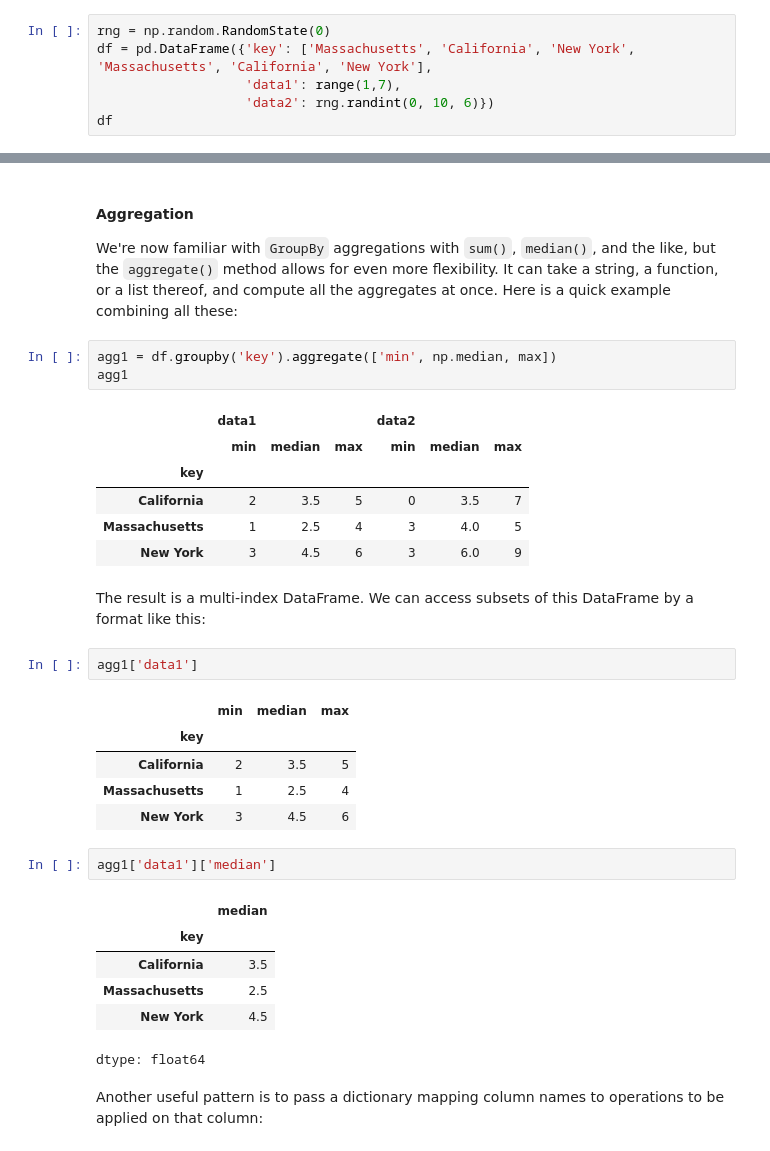
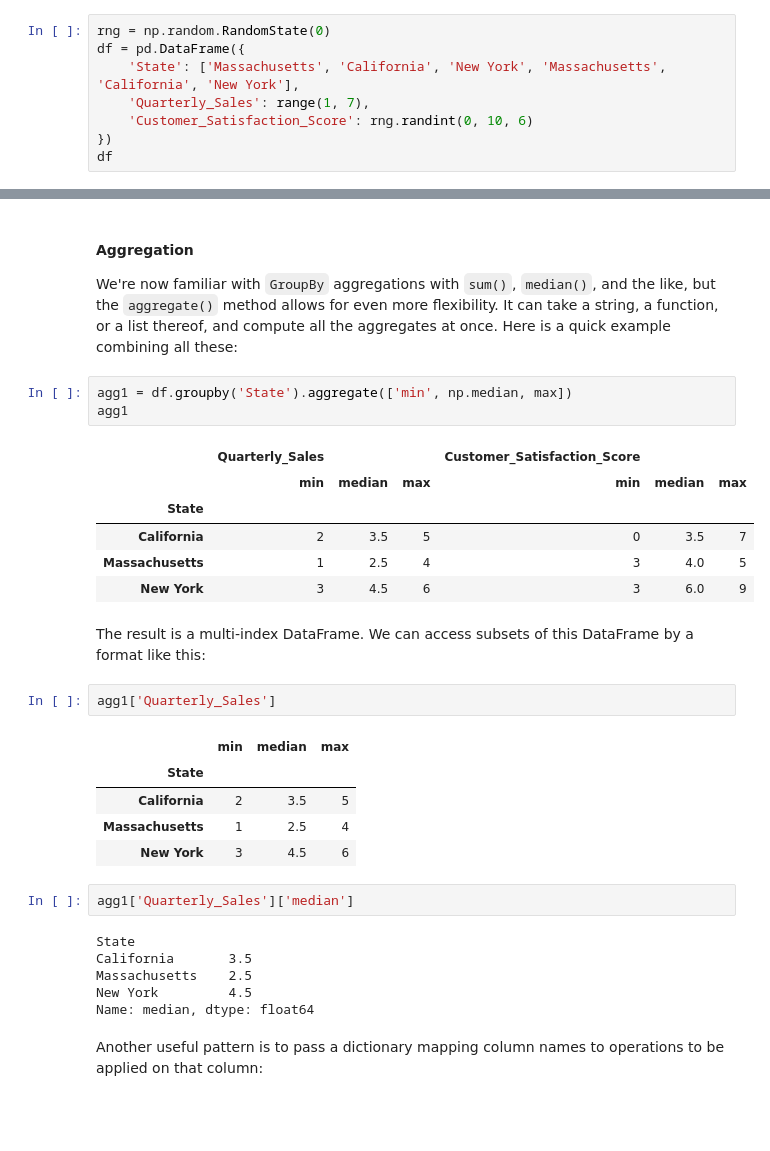
Before and after one commit to soltaniehha/Intro-to-Data-Analytics, a Jupyter notebook: 06-Data-Transformation/01-Aggregation-and-Grouping.ipynb, the cells around one changed output, grey strips where cells are left out. Drawn from its saved outputs; the diff is of its cells as text; blank space fills up the shorter version.

```diff
--- a/06-Data-Transformation/01-Aggregation-and-Grouping.ipynb
+++ b/06-Data-Transformation/01-Aggregation-and-Grouping.ipynb
@@ -300,8 +295,10 @@ In particular, ``GroupBy`` objects have ``aggregate()``, ``filter()``, ``transfo
 For the purpose of the following subsections, we'll use this ``DataFrame``:
 # %%
 rng = np.random.RandomState(0)
-df = pd.DataFrame({'key': ['Massachusetts', 'California', 'New York', 'Massachusetts', 'California', 'New York'],
-                   'data1': range(1,7),
-                   'data2': rng.randint(0, 10, 6)})
+df = pd.DataFrame({
+    'State': ['Massachusetts', 'California', 'New York', 'Massachusetts', 'California', 'New York'],
+    'Quarterly_Sales': range(1, 7),
+    'Customer_Satisfaction_Score': rng.randint(0, 10, 6)
+})
 df
 # %% [output]
@@ -319,34 +316,33 @@ We're now familiar with ``GroupBy`` aggregations with ``sum()``, ``median()``, a
 It can take a string, a function, or a list thereof, and compute all the aggregates at once.
 Here is a quick example combining all these:
 # %%
-agg1 = df.groupby('key').aggregate(['min', np.median, max])
+agg1 = df.groupby('State').aggregate(['min', np.median, max])
 agg1
 # %% [output]
-|  | data1 |  |  | data2 |  |  |
+|  | Quarterly_Sales |  |  | Customer_Satisfaction_Score |  |  |
 |  | min | median | max | min | median | max |
-| key |  |  |  |  |  |  |
+| State |  |  |  |  |  |  |
 | California | 2 | 3.5 | 5 | 0 | 3.5 | 7 |
 | Massachusetts | 1 | 2.5 | 4 | 3 | 4.0 | 5 |
 | New York | 3 | 4.5 | 6 | 3 | 6.0 | 9 |
 # %% [markdown]
 The result is a multi-index DataFrame. We can access subsets of this DataFrame by a format like this:
 # %%
-agg1['data1']
+agg1['Quarterly_Sales']
 # %% [output]
 |  | min | median | max |
-| key |  |  |  |
+| State |  |  |  |
 | California | 2 | 3.5 | 5 |
 | Massachusetts | 1 | 2.5 | 4 |
 | New York | 3 | 4.5 | 6 |
 # %%
-agg1['data1']['median']
+agg1['Quarterly_Sales']['median']
 # %% [output]
-|  | median |
-| key |  |
-| California | 3.5 |
-| Massachusetts | 2.5 |
-| New York | 4.5 |
-dtype: float64
+State
+California       3.5
+Massachusetts    2.5
+New York         4.5
+Name: median, dtype: float64
 # %% [markdown]
 Another useful pattern is to pass a dictionary mapping column names to operations to be applied on that column:
 # %%
```
Also changed, not shown: parts of 47 cells of this notebook.
